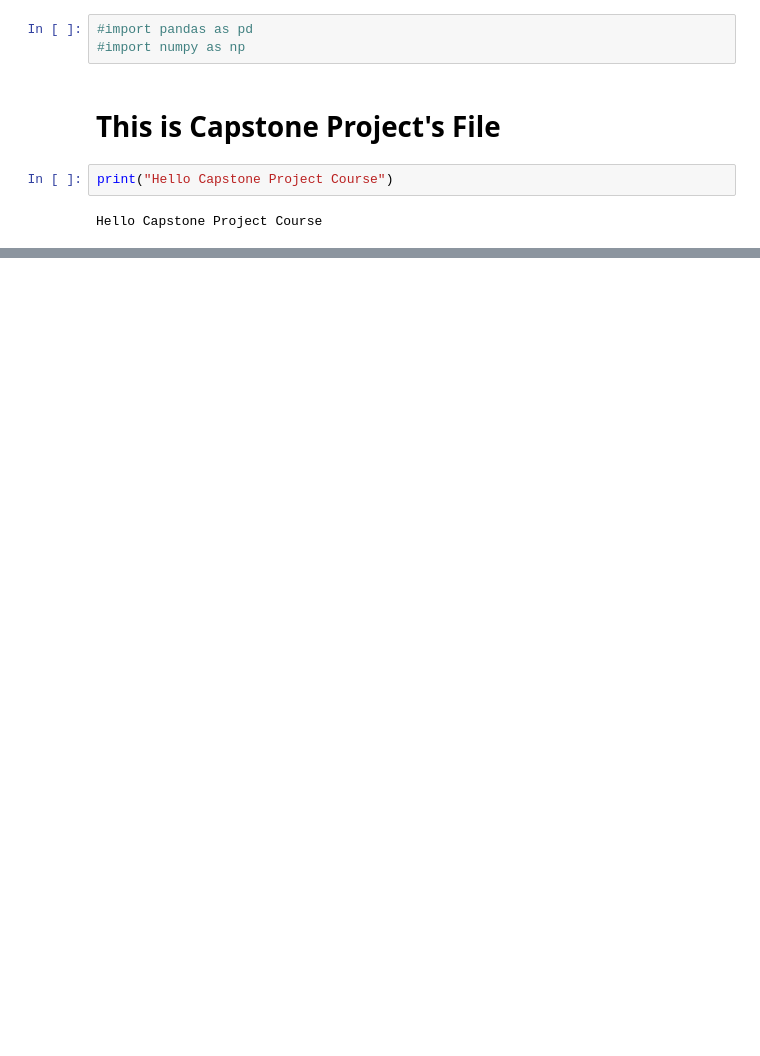
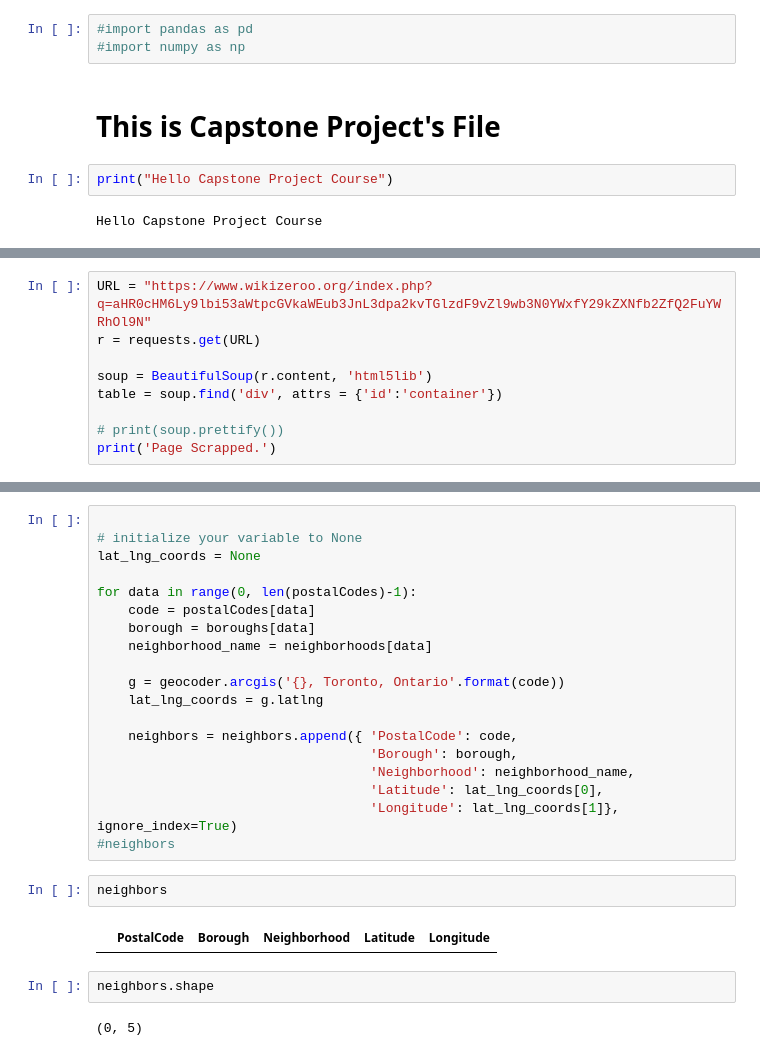
Before and after one commit to ayushi-3/Capstone_Project, a Jupyter notebook: Capstone Project.ipynb, the cells around one changed output, grey strips where cells are left out. Saved outputs shown, nothing was run; the diff lists cells and outputs as text; blank space fills up the shorter version.

```diff
--- a/Capstone Project.ipynb
+++ b/Capstone Project.ipynb
@@ -118,0 +38,9 @@ test_df
+# %%
+URL = "https://www.wikizeroo.org/index.php?q=aHR0cHM6Ly9lbi53aWtpcGVkaWEub3JnL3dpa2kvTGlzdF9vZl9wb3N0YWxfY29kZXNfb2ZfQ2FuYWRhOl9N"
+r = requests.get(URL)
+
+soup = BeautifulSoup(r.content, 'html5lib')
+table = soup.find('div', attrs = {'id':'container'})
+
+# print(soup.prettify())
+print('Page Scrapped.')
@@ -118,0 +95,27 @@ test_df
+# %%
+
+# initialize your variable to None
+lat_lng_coords = None
+
+for data in range(0, len(postalCodes)-1):
+    code = postalCodes[data]
+    borough = boroughs[data]
+    neighborhood_name = neighborhoods[data]
+
+    g = geocoder.arcgis('{}, Toronto, Ontario'.format(code))
+    lat_lng_coords = g.latlng
+
+    neighbors = neighbors.append({ 'PostalCode': code,
+                                   'Borough': borough,
+                                   'Neighborhood': neighborhood_name,
+                                   'Latitude': lat_lng_coords[0],
+                                   'Longitude': lat_lng_coords[1]}, ignore_index=True)
+#neighbors
+# %%
+neighbors
+# %% [output]
+|  | PostalCode | Borough | Neighborhood | Latitude | Longitude |
+# %%
+neighbors.shape
+# %% [output]
+(0, 5)
```
Also changed, not shown: parts of 22 cells of this notebook.
